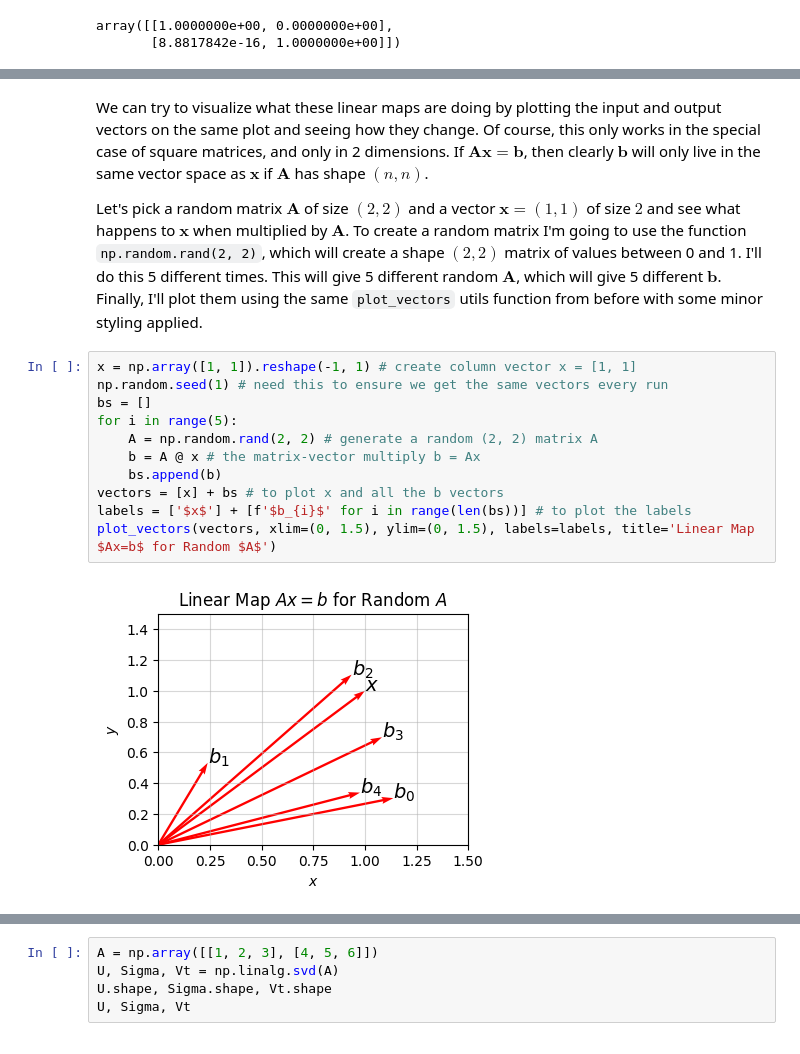
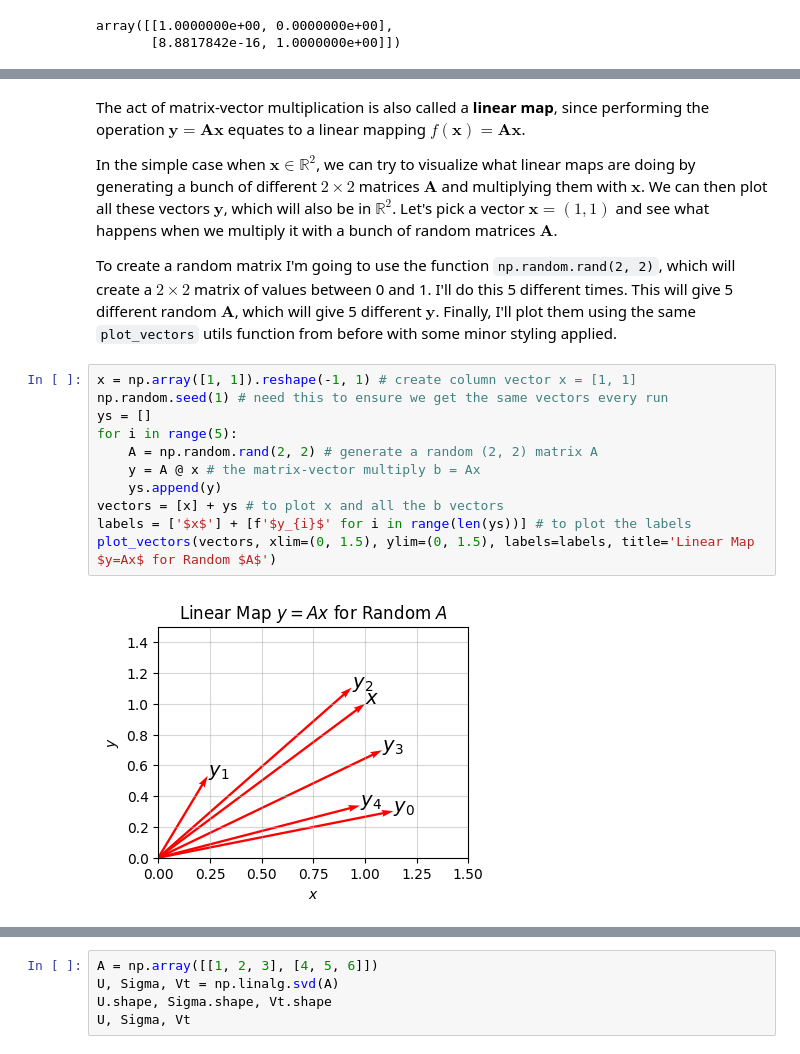
Before and after one commit to rkingery/ml-book, a Jupyter notebook: notebooks/linear-algebra.ipynb, the cells around one changed output, grey strips where cells are left out. Cells and saved outputs as stored; diff of their text form.

Commit message:
reorganized linear algebra nb

```diff
--- a/notebooks/linear-algebra.ipynb
+++ b/notebooks/linear-algebra.ipynb
@@ -592,17 +559,19 @@ array([[-2, -1]])
 # %% [markdown]
-We can try to visualize what these linear maps are doing by plotting the input and output vectors on the same plot and seeing how they change. Of course, this only works in the special case of square matrices, and only in 2 dimensions. If $\mathbf{A}\mathbf{x} = \mathbf{b}$, then clearly $\mathbf{b}$ will only live in the same vector space as $\mathbf{x}$ if $\mathbf{A}$ has shape $(n,n)$.
+The act of matrix-vector multiplication is also called a **linear map**, since performing the operation $\mathbf{y} = \mathbf{A}\mathbf{x}$ equates to a linear mapping $f(\mathbf{x})=\mathbf{A}\mathbf{x}$.
 
-Let's pick a random matrix $\mathbf{A}$ of size $(2,2)$ and a vector $\mathbf{x}=(1,1)$ of size $2$ and see what happens to $\mathbf{x}$ when multiplied by $\mathbf{A}$. To create a random matrix I'm going to use the function `np.random.rand(2, 2)`, which will create a shape $(2,2)$ matrix of values between 0 and 1. I'll do this 5 different times. This will give 5 different random $\mathbf{A}$, which will give 5 different $\mathbf{b}$. Finally, I'll plot them using the same `plot_vectors` utils function from before with some minor styling applied.
+In the simple case when $\mathbf{x} \in \mathbb{R}^2$, we can try to visualize what linear maps are doing by generating a bunch of different $2 \times 2$ matrices $\mathbf{A}$ and multiplying them with $\mathbf{x}$. We can then plot all these vectors $\mathbf{y}$, which will also be in $\mathbb{R}^2$. Let's pick a vector $\mathbf{x}=(1,1)$ and see what happens when we multiply it with a bunch of random matrices $\mathbf{A}$.
+
+To create a random matrix I'm going to use the function `np.random.rand(2, 2)`, which will create a $2 \times 2$ matrix of values between 0 and 1. I'll do this 5 different times. This will give 5 different random $\mathbf{A}$, which will give 5 different $\mathbf{y}$. Finally, I'll plot them using the same `plot_vectors` utils function from before with some minor styling applied.
 # %%
 x = np.array([1, 1]).reshape(-1, 1) # create column vector x = [1, 1]
 np.random.seed(1) # need this to ensure we get the same vectors every run
-bs = []
+ys = []
 for i in range(5):
     A = np.random.rand(2, 2) # generate a random (2, 2) matrix A
-    b = A @ x # the matrix-vector multiply b = Ax
-    bs.append(b)
-vectors = [x] + bs # to plot x and all the b vectors
-labels = ['$x$'] + [f'$b_{i}$' for i in range(len(bs))] # to plot the labels
-plot_vectors(vectors, xlim=(0, 1.5), ylim=(0, 1.5), labels=labels, title='Linear Map $Ax=b$ for Random $A$')
+    y = A @ x # the matrix-vector multiply b = Ax
+    ys.append(y)
+vectors = [x] + ys # to plot x and all the b vectors
+labels = ['$x$'] + [f'$y_{i}$' for i in range(len(ys))] # to plot the labels
+plot_vectors(vectors, xlim=(0, 1.5), ylim=(0, 1.5), labels=labels, title='Linear Map $y=Ax$ for Random $A$')
 # %% [output]
-[figure, old version]
+[figure, new version]
```
Also changed, not shown: parts of 60 cells of this notebook, 1 other file.
